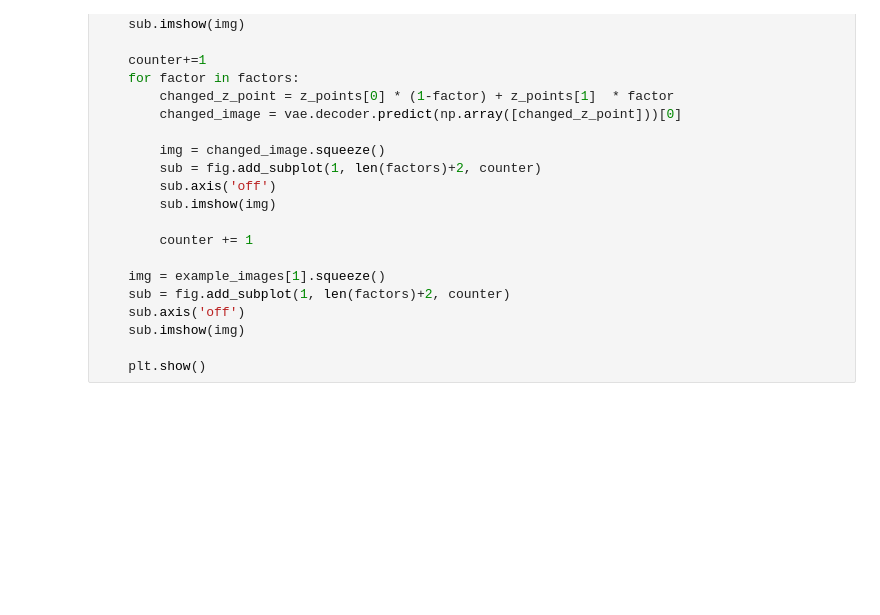
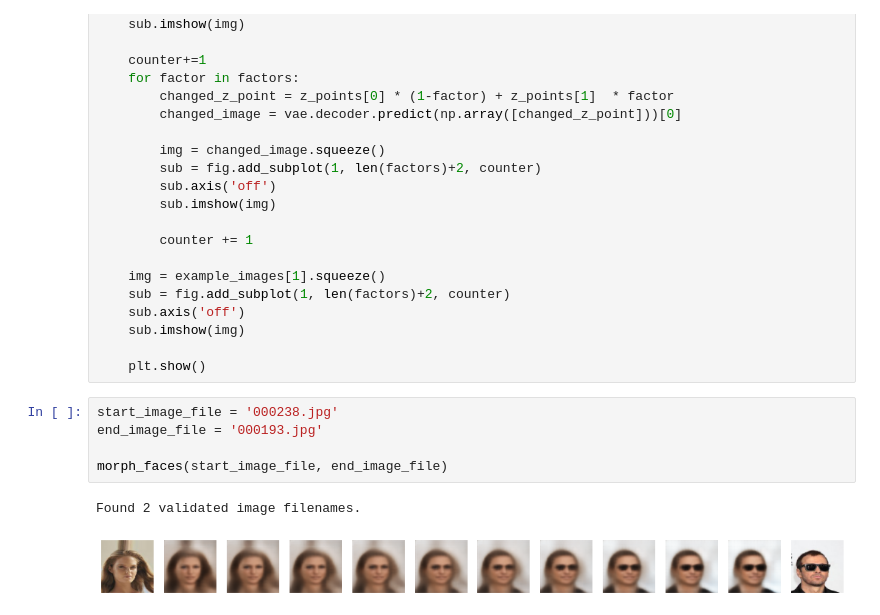
Before and after one commit to chenjiaqiang-a/generative-deep-learning, a Jupyter notebook: 02_6_vae_faces_analysis.ipynb, the cells around one changed output. Saved outputs shown, nothing was run; the diff lists cells and outputs as text; blank space fills up the shorter version.

```diff
--- a/02_6_vae_faces_analysis.ipynb
+++ b/02_6_vae_faces_analysis.ipynb
@@ -257,3 +298,11 @@ def morph_faces(start_image_file, end_image_file):
     sub.imshow(img)
 
     plt.show()
+# %%
+start_image_file = '000238.jpg'
+end_image_file = '000193.jpg'
+
+morph_faces(start_image_file, end_image_file)
+# %% [output]
+Found 2 validated image filenames.
+[figure, added]
```
Also changed, not shown: parts of 11 cells of this notebook.
